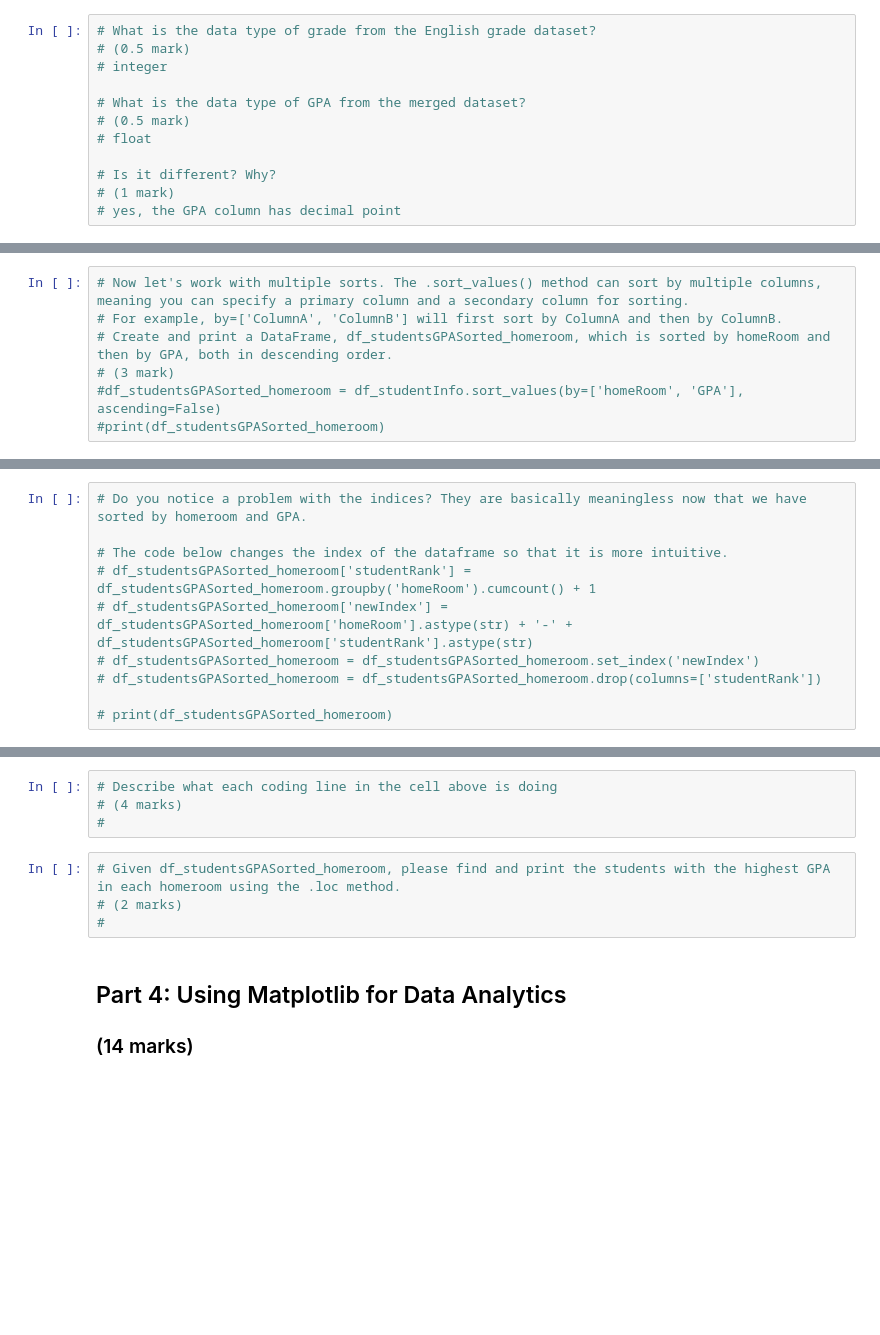
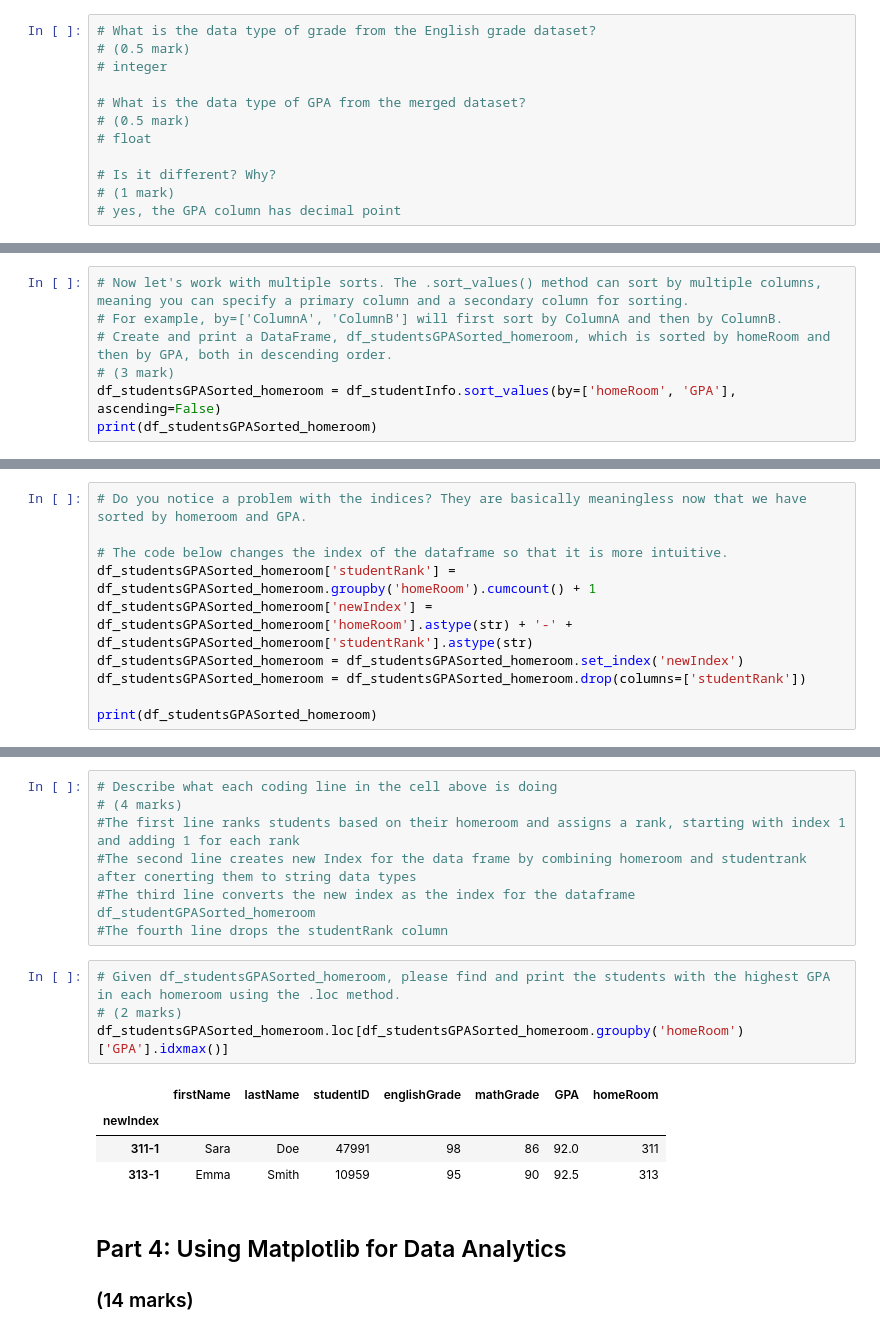
Before and after one commit to AkolawoleBodefakunle/engg680_2024_fall, a Jupyter notebook: Lab_Assignment1/StudentGradeManagementSystem.ipynb, the cells around one changed output, grey strips where cells are left out. Saved outputs shown, nothing was run; the diff lists cells and outputs as text; blank space fills up the shorter version.

```diff
--- a/Lab_Assignment1/StudentGradeManagementSystem.ipynb
+++ b/Lab_Assignment1/StudentGradeManagementSystem.ipynb
@@ -308,5 +365,5 @@ df_homeroom = pd.read_csv('studentHomerooms.csv')
 # For example, by=['ColumnA', 'ColumnB'] will first sort by ColumnA and then by ColumnB.
 # Create and print a DataFrame, df_studentsGPASorted_homeroom, which is sorted by homeRoom and then by GPA, both in descending order.
 # (3 mark)
-#df_studentsGPASorted_homeroom = df_studentInfo.sort_values(by=['homeRoom', 'GPA'], ascending=False)
-#print(df_studentsGPASorted_homeroom)
+df_studentsGPASorted_homeroom = df_studentInfo.sort_values(by=['homeRoom', 'GPA'], ascending=False)
+print(df_studentsGPASorted_homeroom)
@@ -314,9 +387,9 @@ df_homeroom = pd.read_csv('studentHomerooms.csv')
 # Do you notice a problem with the indices? They are basically meaningless now that we have sorted by homeroom and GPA.
 
 # The code below changes the index of the dataframe so that it is more intuitive.
-# df_studentsGPASorted_homeroom['studentRank'] = df_studentsGPASorted_homeroom.groupby('homeRoom').cumcount() + 1
-# df_studentsGPASorted_homeroom['newIndex'] = df_studentsGPASorted_homeroom['homeRoom'].astype(str) + '-' + df_studentsGPASorted_homeroom['studentRank'].astype(str)
-# df_studentsGPASorted_homeroom = df_studentsGPASorted_homeroom.set_index('newIndex')
-# df_studentsGPASorted_homeroom = df_studentsGPASorted_homeroom.drop(columns=['studentRank'])
+df_studentsGPASorted_homeroom['studentRank'] = df_studentsGPASorted_homeroom.groupby('homeRoom').cumcount() + 1
+df_studentsGPASorted_homeroom['newIndex'] = df_studentsGPASorted_homeroom['homeRoom'].astype(str) + '-' + df_studentsGPASorted_homeroom['studentRank'].astype(str)
+df_studentsGPASorted_homeroom = df_studentsGPASorted_homeroom.set_index('newIndex')
+df_studentsGPASorted_homeroom = df_studentsGPASorted_homeroom.drop(columns=['studentRank'])
 
-# print(df_studentsGPASorted_homeroom)
+print(df_studentsGPASorted_homeroom)
@@ -323,11 +414,19 @@ df_homeroom = pd.read_csv('studentHomerooms.csv')
 # %%
 # Describe what each coding line in the cell above is doing
 # (4 marks)
-#
+#The first line ranks students based on their homeroom and assigns a rank, starting with index 1 and adding 1 for each rank
+#The second line creates new Index for the data frame by combining homeroom and studentrank after conerting them to string data types
+#The third line converts the new index as the index for the dataframe df_studentGPASorted_homeroom
+#The fourth line drops the studentRank column
 # %%
 # Given df_studentsGPASorted_homeroom, please find and print the students with the highest GPA in each homeroom using the .loc method.
 # (2 marks)
-#
+df_studentsGPASorted_homeroom.loc[df_studentsGPASorted_homeroom.groupby('homeRoom')['GPA'].idxmax()]
+# %% [output]
+|  | firstName | lastName | studentID | englishGrade | mathGrade | GPA | homeRoom |
+| newIndex |  |  |  |  |  |  |  |
+| 311-1 | Sara | Doe | 47991 | 98 | 86 | 92.0 | 311 |
+| 313-1 | Emma | Smith | 10959 | 95 | 90 | 92.5 | 313 |
 # %% [markdown]
 ## Part 4: Using Matplotlib for Data Analytics
 ### (14 marks)
```
Also changed, not shown: parts of 14 cells of this notebook, 2 other files.
